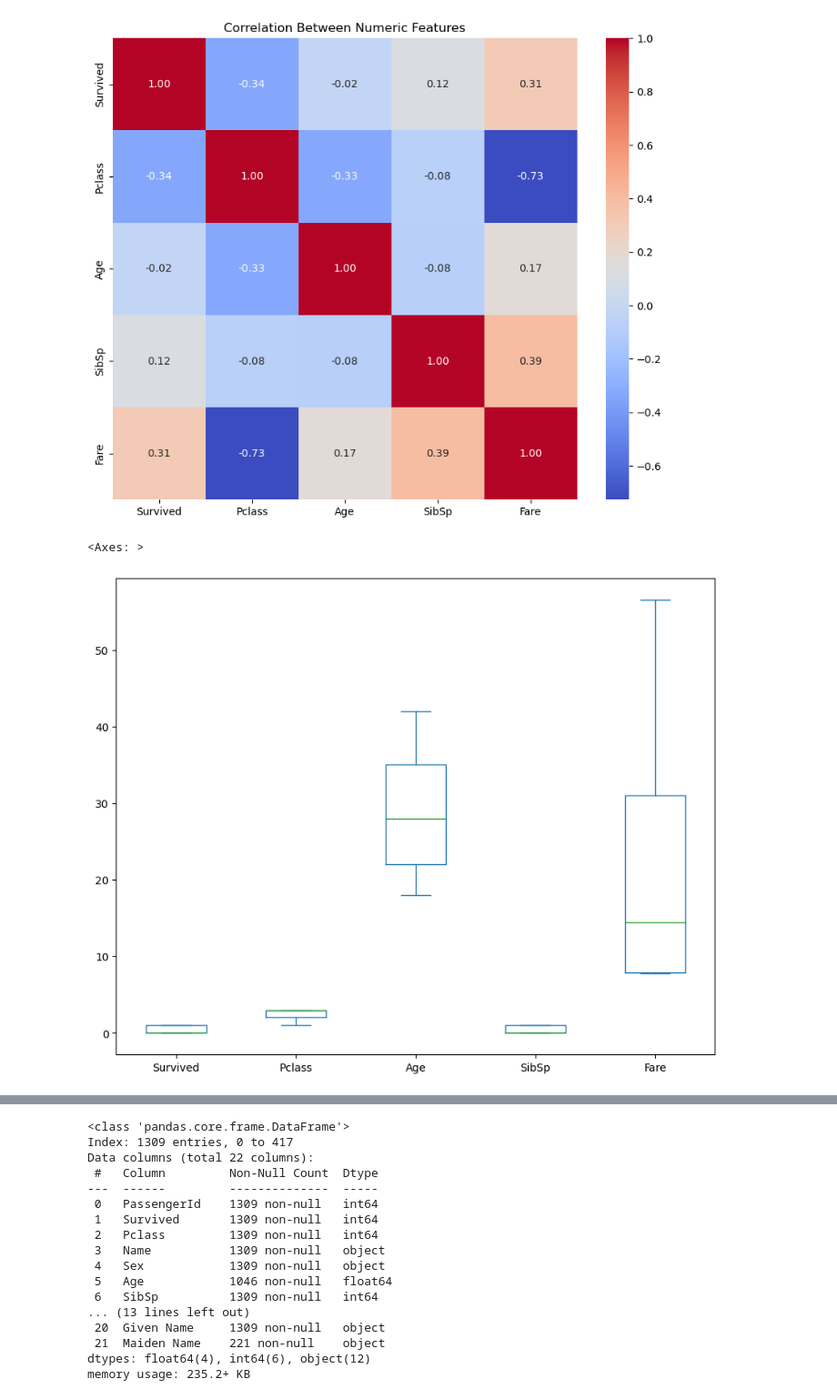
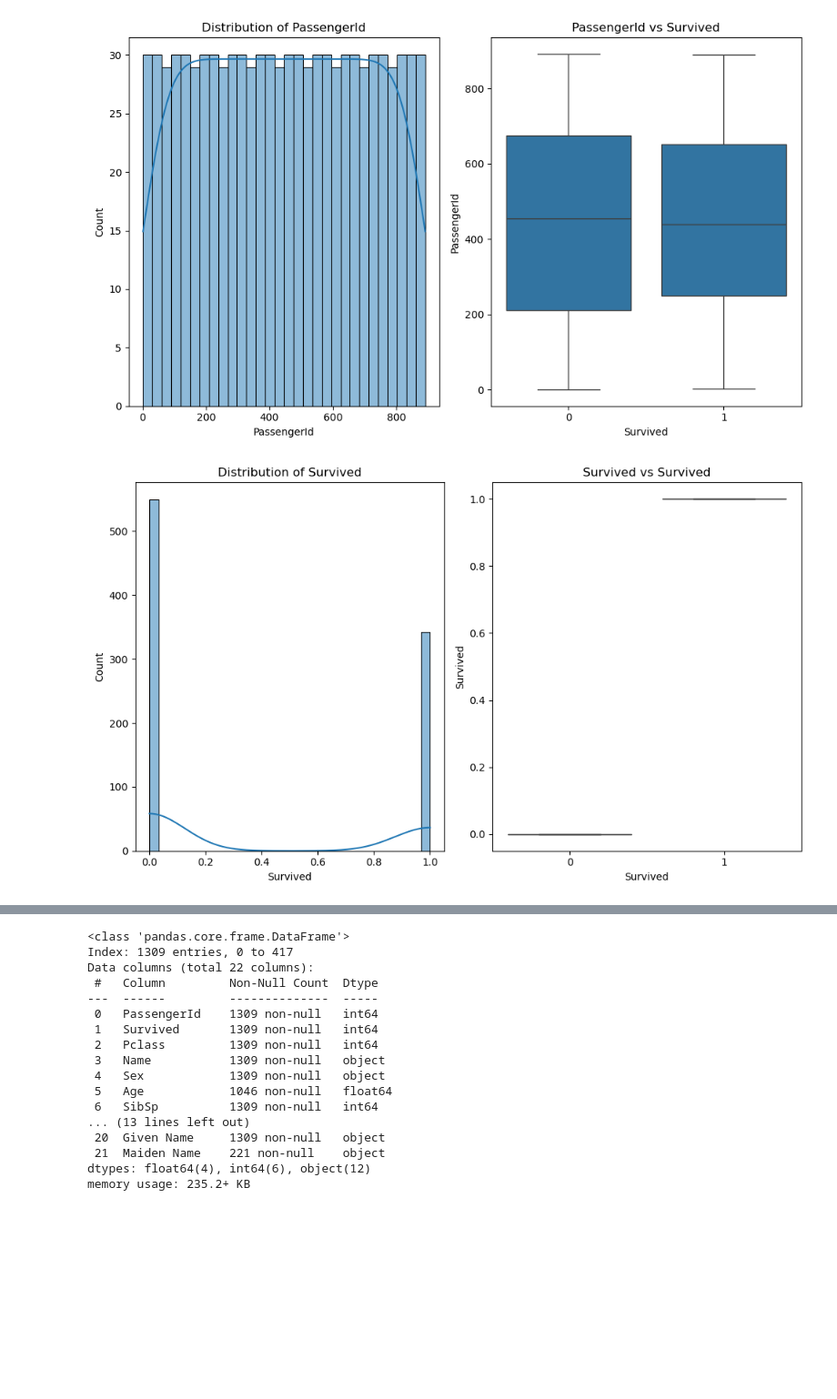
Before and after one commit to MilesQLi/Miles_Data_Science_Collection, a Jupyter notebook: TitanicSurvival/main.ipynb, the cells around one changed output, grey strips where cells are left out. Shown at 91% size. Cells and saved outputs as stored; diff of their text form; code cells hidden in the pictures; blank space fills up the shorter version.

```diff
--- a/TitanicSurvival/main.ipynb
+++ b/TitanicSurvival/main.ipynb
@@ -211,16 +64,7 @@ train.select_dtypes(include='number').corr()
-# %%
-# Correlation heatmap of numeric features
-plt.figure(figsize=(10, 8))
-numeric_data = train.select_dtypes(include='number')
-correlation = numeric_data.corr()
-sns.heatmap(correlation, annot=True, cmap='coolwarm', fmt=".2f")
-plt.title('Correlation Between Numeric Features')
-plt.savefig('correlation_heatmap.png')
-plt.show()
-# %% [output]
-[figure, removed]
-# %%
-train.plot(kind='box', figsize= (10,8))
-# %% [output]
-<Axes: >
-[figure, removed]
+# %%
+target = 'Survived'
+exclude_cols = ['PassengerId', 'Survived']
+plot_all_num_vs_target(train_df, target)
+# %% [output]
+[figure, added]
+[figure, added]
```
Also changed, not shown: parts of 32 cells of this notebook, 2 other files.
